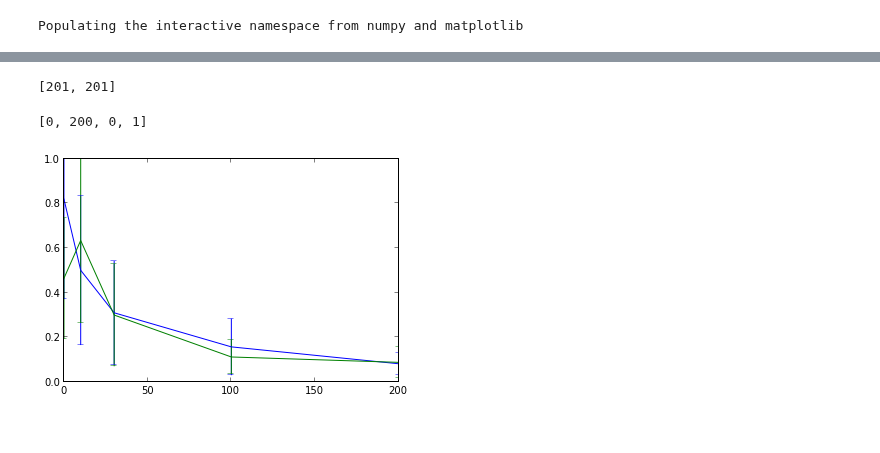
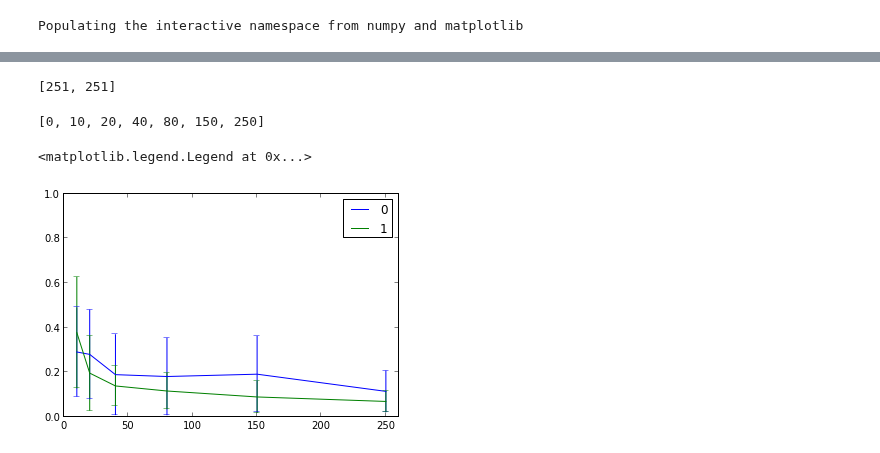
Before and after one commit to flowersteam/explauto, a Jupyter notebook: notebook/michu-API.ipynb, the cells around one changed output, grey strips where cells are left out. Cells and saved outputs as stored; diff of their text form; code cells hidden in the pictures.

```diff
--- a/notebook/michu-API.ipynb
+++ b/notebook/michu-API.ipynb
@@ -5,7 +17,7 @@ Populating the interactive namespace from numpy and matplotlib
 # %%
 from explauto.experiment.pool import ExperimentPool
 
-xps = ExperimentPool(environments=[('simple_arm', 'default')],
+xps = ExperimentPool(environments=[('simple_arm', 'high_dimensional')],
                      babblings=['motor', 'goal'],
                      interest_models=[('random', 'default')],
                      sensorimotor_models=[('non_parametric', 'default')])
@@ -24,14 +31,19 @@ xps.run(bg=True)
 # %%
 [xp.counts['sensori'] for xp in xps.xps]
 # %% [output]
-[201, 201]
+[251, 251]
 # %%
 xps.wait()
+# %%
+xps.xps[0].eval_at
+# %% [output]
+[0, 10, 20, 40, 80, 150, 250]
 # %%
 ax = axes()
-xps.xps[0].plot_learning_curve(ax)
-xps.xps[1].plot_learning_curve(ax)
-axis([xps.xps[0].eval_at[0], xps.xps[0].eval_at[-1], 0, 1])
+for xp in xps.xps:
+    xp.plot_learning_curve(ax)
+axis([xps.xps[0].eval_at[0], xps.xps[0].eval_at[-1] + 10, 0, 1])
+legend([str(i) for i in range(len(xps.xps))])
 # %% [output]
-[0, 200, 0, 1]
+<matplotlib.legend.Legend at 0x...>
-[figure, old version]
+[figure, new version]
```
Also changed, not shown: parts of 12 cells of this notebook, 10 other files.
